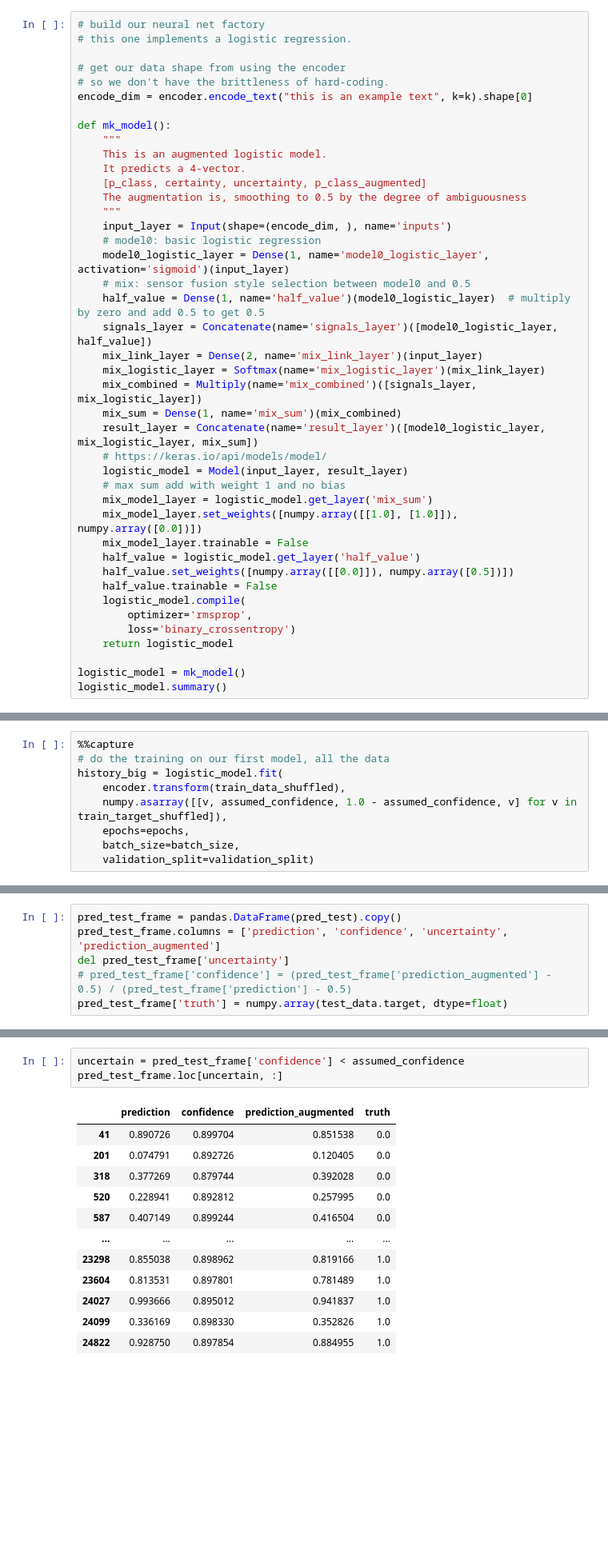
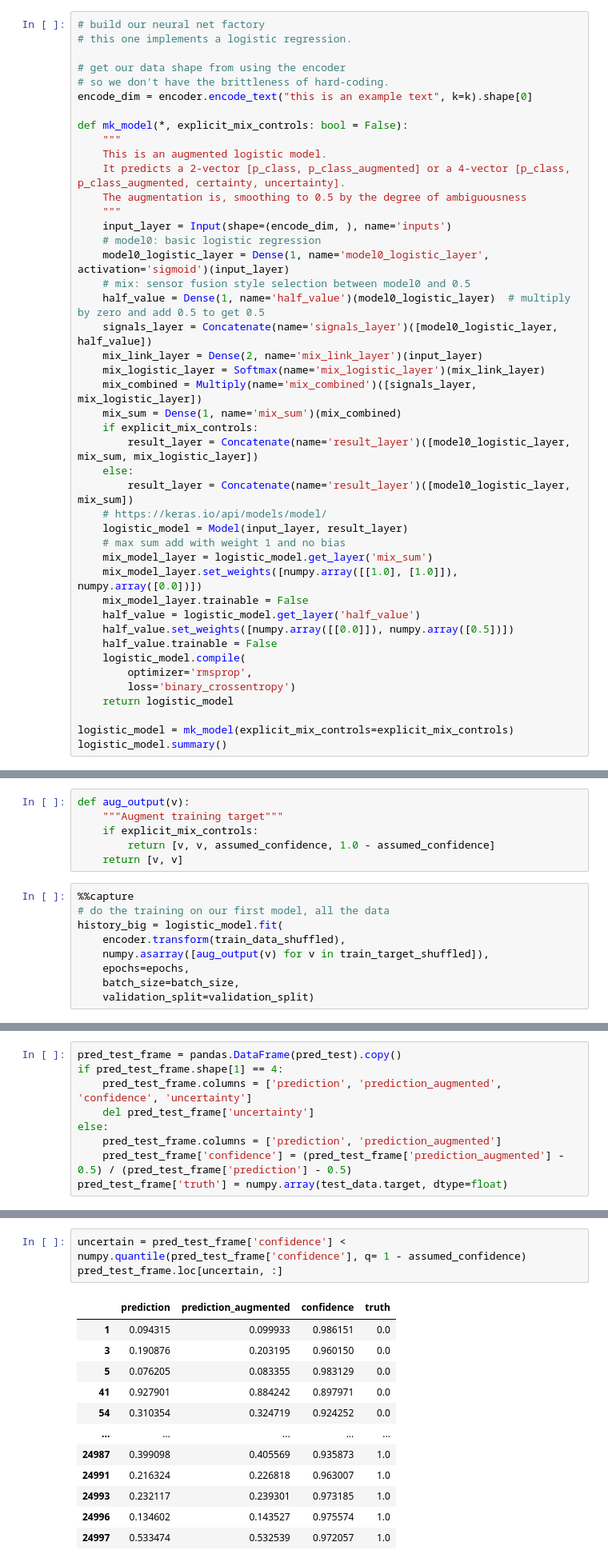
Before and after one commit to WinVector/ATasteOfDataScience, a Jupyter notebook: 03_Augment/IMDB_sentiment_aug.ipynb, the cells around one changed output, grey strips where cells are left out. Shown at 80% size. Saved outputs shown, nothing was run; the diff lists cells and outputs as text; blank space fills up the shorter version.

```diff
--- a/03_Augment/IMDB_sentiment_aug.ipynb
+++ b/03_Augment/IMDB_sentiment_aug.ipynb
@@ -77,11 +86,10 @@ encoder.fit(X=train_data.data)
 # so we don't have the brittleness of hard-coding.
 encode_dim = encoder.encode_text("this is an example text", k=k).shape[0]
 
-def mk_model():
+def mk_model(*, explicit_mix_controls: bool = False):
     """
     This is an augmented logistic model.
-    It predicts a 4-vector.
-    [p_class, certainty, uncertainty, p_class_augmented]
+    It predicts a 2-vector [p_class, p_class_augmented] or a 4-vector [p_class, p_class_augmented, certainty, uncertainty].
     The augmentation is, smoothing to 0.5 by the degree of ambiguousness
     """
     input_layer = Input(shape=(encode_dim, ), name='inputs')
@@ -94,7 +102,10 @@ def mk_model():
     mix_logistic_layer = Softmax(name='mix_logistic_layer')(mix_link_layer)
     mix_combined = Multiply(name='mix_combined')([signals_layer, mix_logistic_layer])
     mix_sum = Dense(1, name='mix_sum')(mix_combined)
-    result_layer = Concatenate(name='result_layer')([model0_logistic_layer, mix_logistic_layer, mix_sum])
+    if explicit_mix_controls:
+        result_layer = Concatenate(name='result_layer')([model0_logistic_layer, mix_sum, mix_logistic_layer])
+    else:
+        result_layer = Concatenate(name='result_layer')([model0_logistic_layer, mix_sum])
     # https://keras.io/api/models/model/
     logistic_model = Model(input_layer, result_layer)
     # max sum add with weight 1 and no bias
@@ -109,7 +120,7 @@ def mk_model():
         loss='binary_crossentropy')
     return logistic_model
 
-logistic_model = mk_model()
+logistic_model = mk_model(explicit_mix_controls=explicit_mix_controls)
 logistic_model.summary()
 # %% [output]
 Model: "model"
@@ -144,12 +147,18 @@ assumed_confidence = 0.9
 permutation = numpy.random.choice(len(train_data.data), size=len(train_data.data), replace=False)
 train_data_shuffled = [train_data.data[i] for i in permutation]
 train_target_shuffled = [train_data.target[i] for i in permutation]
+# %%
+def aug_output(v):
+    """Augment training target"""
+    if explicit_mix_controls:
+        return [v, v, assumed_confidence, 1.0 - assumed_confidence]
+    return [v, v]
 # %%
 %%capture
 # do the training on our first model, all the data
 history_big = logistic_model.fit(
     encoder.transform(train_data_shuffled),
-    numpy.asarray([[v, assumed_confidence, 1.0 - assumed_confidence, v] for v in train_target_shuffled]),
+    numpy.asarray([aug_output(v) for v in train_target_shuffled]),
     epochs=epochs,
     batch_size=batch_size,
     validation_split=validation_split)
@@ -165,8 +184,11 @@ pred_test = model.predict(test_data.data)
 # %%
 pred_test_frame = pandas.DataFrame(pred_test).copy()
-pred_test_frame.columns = ['prediction', 'confidence', 'uncertainty', 'prediction_augmented']
-del pred_test_frame['uncertainty']
-# pred_test_frame['confidence'] = (pred_test_frame['prediction_augmented'] - 0.5) / (pred_test_frame['prediction'] - 0.5)
+if pred_test_frame.shape[1] == 4:
+    pred_test_frame.columns = ['prediction', 'prediction_augmented', 'confidence', 'uncertainty']
+    del pred_test_frame['uncertainty']
+else:
+    pred_test_frame.columns = ['prediction', 'prediction_augmented']
+    pred_test_frame['confidence'] = (pred_test_frame['prediction_augmented'] - 0.5) / (pred_test_frame['prediction'] - 0.5)
 pred_test_frame['truth'] = numpy.array(test_data.target, dtype=float)
 # %%
 pred_test_frame
@@ -201,16 +223,16 @@ Our hope is, that this more complicated model uses the confidence estimate to id
 # %%
-uncertain = pred_test_frame['confidence'] < assumed_confidence
+uncertain = pred_test_frame['confidence'] < numpy.quantile(pred_test_frame['confidence'], q= 1 - assumed_confidence)
 pred_test_frame.loc[uncertain, :]
 # %% [output]
-|  | prediction | confidence | prediction_augmented | truth |
-| 41 | 0.890726 | 0.899704 | 0.851538 | 0.0 |
-| 201 | 0.074791 | 0.892726 | 0.120405 | 0.0 |
-| 318 | 0.377269 | 0.879744 | 0.392028 | 0.0 |
-| 520 | 0.228941 | 0.892812 | 0.257995 | 0.0 |
-| 587 | 0.407149 | 0.899244 | 0.416504 | 0.0 |
+|  | prediction | prediction_augmented | confidence | truth |
+| 1 | 0.094315 | 0.099933 | 0.986151 | 0.0 |
+| 3 | 0.190876 | 0.203195 | 0.960150 | 0.0 |
+| 5 | 0.076205 | 0.083355 | 0.983129 | 0.0 |
+| 41 | 0.927901 | 0.884242 | 0.897971 | 0.0 |
+| 54 | 0.310354 | 0.324719 | 0.924252 | 0.0 |
 | ... | ... | ... | ... | ... |
-| 23298 | 0.855038 | 0.898962 | 0.819166 | 1.0 |
-| 23604 | 0.813531 | 0.897801 | 0.781489 | 1.0 |
-| 24027 | 0.993666 | 0.895012 | 0.941837 | 1.0 |
-| 24099 | 0.336169 | 0.898330 | 0.352826 | 1.0 |
-| 24822 | 0.928750 | 0.897854 | 0.884955 | 1.0 |
+| 24987 | 0.399098 | 0.405569 | 0.935873 | 1.0 |
+| 24991 | 0.216324 | 0.226818 | 0.963007 | 1.0 |
+| 24993 | 0.232117 | 0.239301 | 0.973185 | 1.0 |
+| 24996 | 0.134602 | 0.143527 | 0.975574 | 1.0 |
+| 24997 | 0.533474 | 0.532539 | 0.972057 | 1.0 |
```
Also changed, not shown: parts of 18 cells of this notebook.
